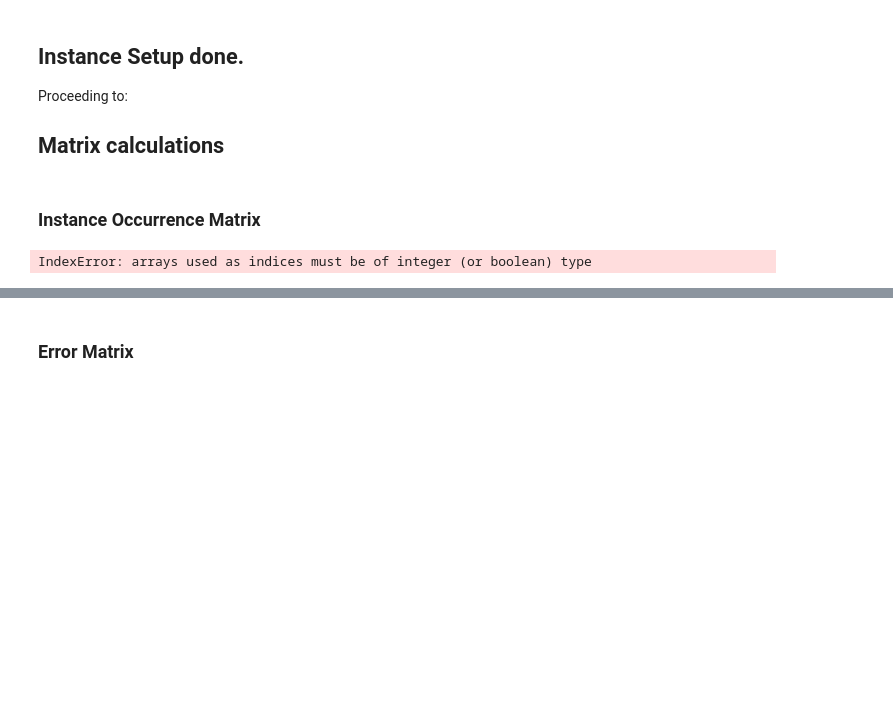
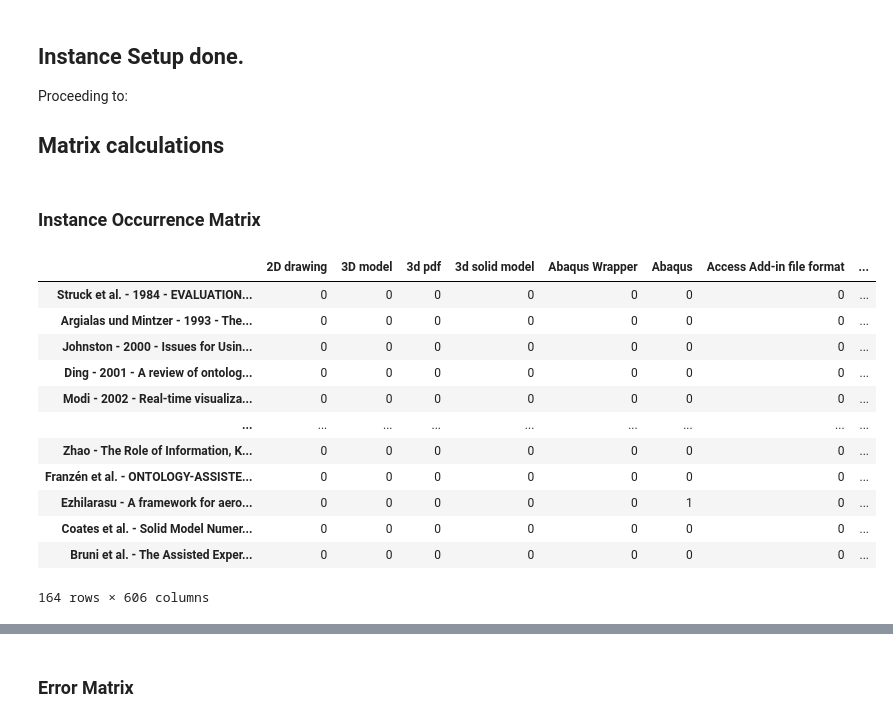
Before and after one commit to borgnetzwerk/tools, a Jupyter notebook: scripts/SLR/co_occurence.ipynb, the cells around one changed output, grey strips where cells are left out. Cells and saved outputs as stored; diff of their text form; code cells hidden in the pictures; blank space fills up the shorter version.

Commit message:
reworked co_occurrence up until PosInPapers.

```diff
--- a/scripts/SLR/co_occurence.ipynb
+++ b/scripts/SLR/co_occurence.ipynb
@@ -41,6 +41,7 @@ config = {
 }
 
 
-config = Config(**config)
+# config = Config(**config)
+config = Config(config)
 # %% [markdown]
 ## Functions
@@ -67,0 +48,22 @@ get_metadata executed in 21.115363121032715 seconds
+# %%
+from bnw_tools.SLR.builder import *
+obsidian_folder = ObsidianFolder(config=config)
+
+classes = {label: _class for label, _class in obsidian_folder.classes.items()}
+instances = {label: instance for label, instance in obsidian_folder.instances.items()}
+papers = {label: paper for label, paper in obsidian_folder.papers.items()}
+
+order = ["process", "software", "data item", "data model", "data format specification"]
+pos_in_order = {o: i for i, o in enumerate(order)}
+instances_by_class = {o: {} for o in order}
+
+for label, instance in instances.items():
+    instance_of = instance.get("instance_of", [])
+    if not instance_of:
+        continue
+    positions = [pos_in_order[i] for i in instance_of if i in pos_in_order]
+    if not positions:
+        print(f"Instance {label} has no class other than {instance_of}")
+        continue
+    class_ = order[min(positions)]
+    instances_by_class[class_][label] = instance
@@ -111,6 +161,2 @@ Proceeding to:
 # %% [markdown]
 ### Instance Occurrence Matrix
-# %%
-director.setup_occurence_matrix()
-# %% [output]
-IndexError: arrays used as indices must be of integer (or boolean) type
@@ -116,0 +220,16 @@ IndexError: arrays used as indices must be of integer (or boolean) type
+# %%
+occurrence_matrix
+# %% [output]
+|  | 2D drawing | 3D model | 3d pdf | 3d solid model | Abaqus Wrapper | Abaqus | Access Add-in file format | ... |
+| Struck et al. - 1984 - EVALUATION... | 0 | 0 | 0 | 0 | 0 | 0 | 0 | ... |
+| Argialas und Mintzer - 1993 - The... | 0 | 0 | 0 | 0 | 0 | 0 | 0 | ... |
+| Johnston - 2000 - Issues for Usin... | 0 | 0 | 0 | 0 | 0 | 0 | 0 | ... |
+| Ding - 2001 - A review of ontolog... | 0 | 0 | 0 | 0 | 0 | 0 | 0 | ... |
+| Modi - 2002 - Real-time visualiza... | 0 | 0 | 0 | 0 | 0 | 0 | 0 | ... |
+| ... | ... | ... | ... | ... | ... | ... | ... | ... |
+| Zhao - The Role of Information, K... | 0 | 0 | 0 | 0 | 0 | 0 | 0 | ... |
+| Franzén et al. - ONTOLOGY-ASSISTE... | 0 | 0 | 0 | 0 | 0 | 0 | 0 | ... |
+| Ezhilarasu - A framework for aero... | 0 | 0 | 0 | 0 | 0 | 1 | 0 | ... |
+| Coates et al. - Solid Model Numer... | 0 | 0 | 0 | 0 | 0 | 0 | 0 | ... |
+| Bruni et al. - The Assisted Exper... | 0 | 0 | 0 | 0 | 0 | 0 | 0 | ... |
+164 rows × 606 columns
```
Also changed, not shown: parts of 24 cells of this notebook, 1 other file.
